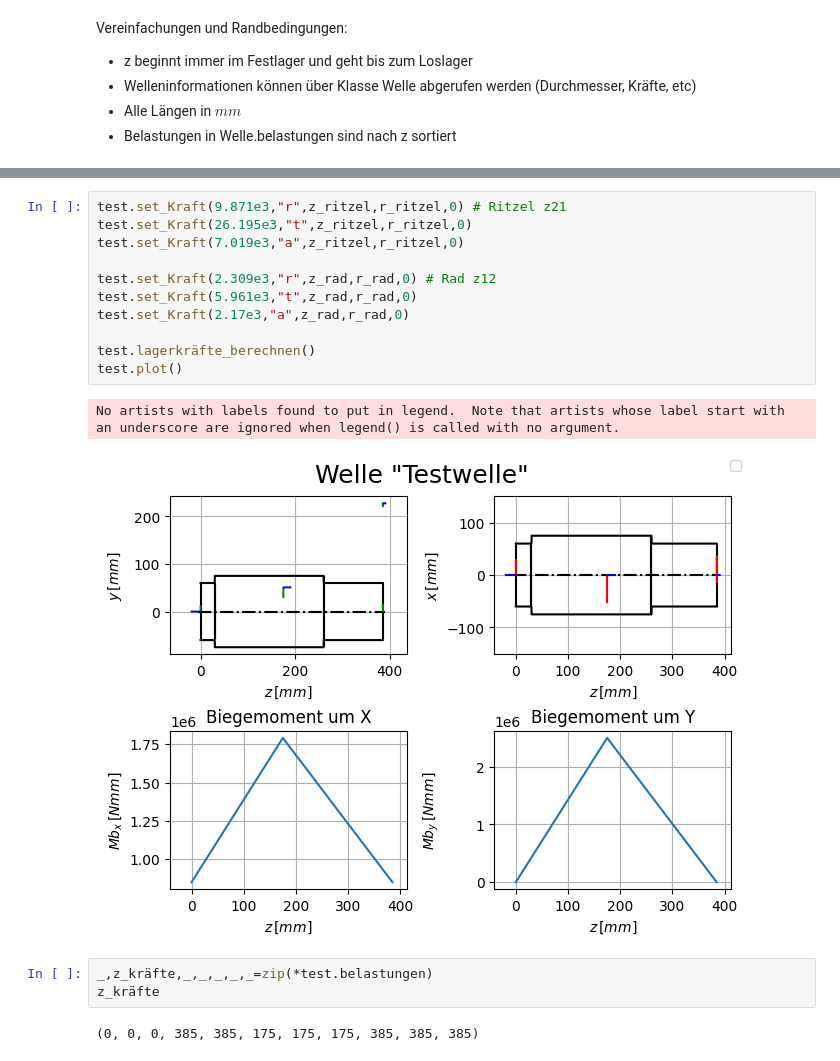
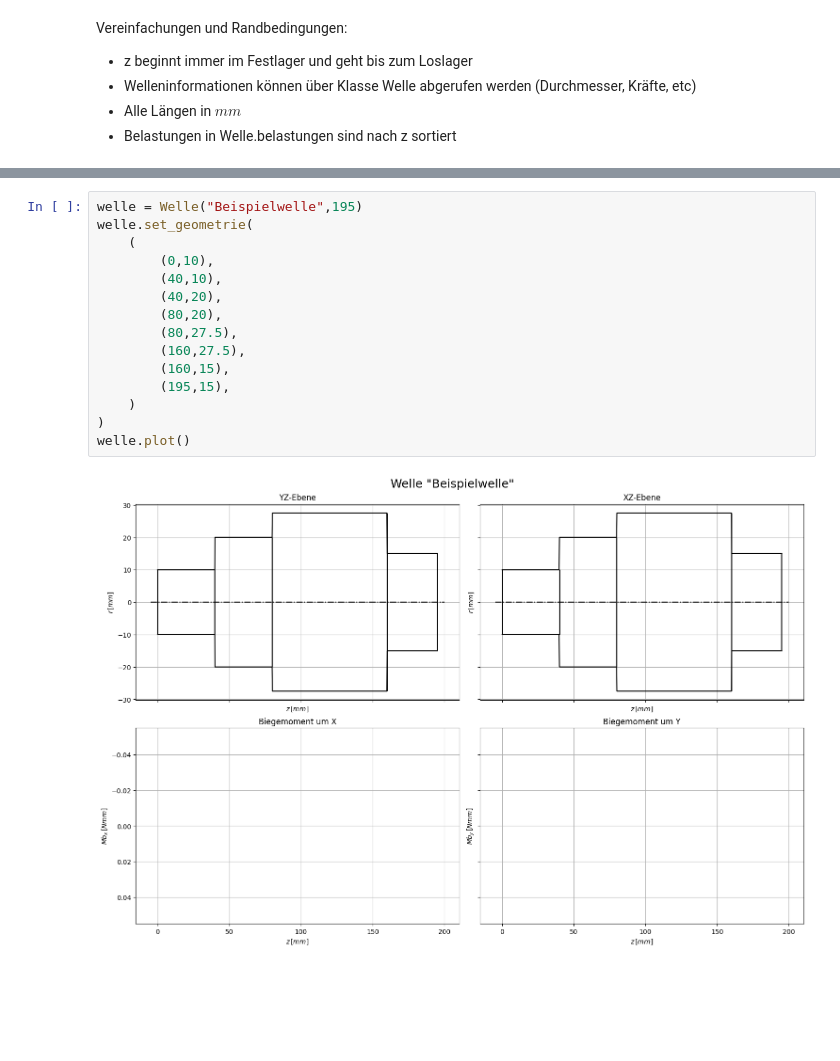
Before and after one commit to sydgtfzguhgfhtr/ME_Wellennachweis, a Jupyter notebook: Biegelinie Testnotebook.ipynb, the cells around one changed output, grey strips where cells are left out. Saved outputs shown, nothing was run; the diff lists cells and outputs as text; blank space fills up the shorter version.

Commit message:
Fehler in Welle behoben

```diff
--- a/Biegelinie Testnotebook.ipynb
+++ b/Biegelinie Testnotebook.ipynb
@@ -33,19 +13,17 @@ test.set_geometrie([
-# %%
-test.set_Kraft(9.871e3,"r",z_ritzel,r_ritzel,0) # Ritzel z21
-test.set_Kraft(26.195e3,"t",z_ritzel,r_ritzel,0)
-test.set_Kraft(7.019e3,"a",z_ritzel,r_ritzel,0)
-
-test.set_Kraft(2.309e3,"r",z_rad,r_rad,0) # Rad z12
-test.set_Kraft(5.961e3,"t",z_rad,r_rad,0)
-test.set_Kraft(2.17e3,"a",z_rad,r_rad,0)
-
-test.lagerkräfte_berechnen()
-test.plot()
-# %% [output]
-No artists with labels found to put in legend.  Note that artists whose label start with an underscore are ignored when legend() is called with no argument.
-[figure, removed]
-# %%
-_,z_kräfte,_,_,_,_,_=zip(*test.belastungen)
-z_kräfte
-# %% [output]
-(0, 0, 0, 385, 385, 175, 175, 175, 385, 385, 385)
+# %%
+welle = Welle("Beispielwelle",195)
+welle.set_geometrie(
+    (
+        (0,10),
+        (40,10),
+        (40,20),
+        (80,20),
+        (80,27.5),
+        (160,27.5),
+        (160,15),
+        (195,15),
+    )
+)
+welle.plot()
+# %% [output]
+[figure, added]
```
Also changed, not shown: parts of 3 cells of this notebook, 1 other file.
